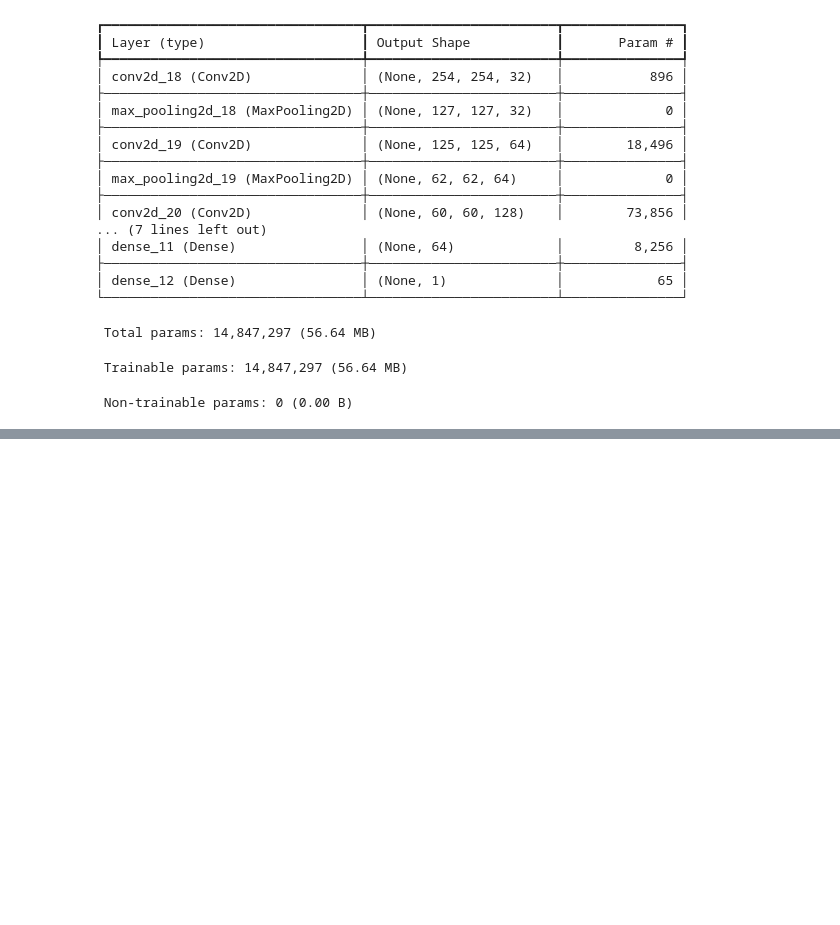
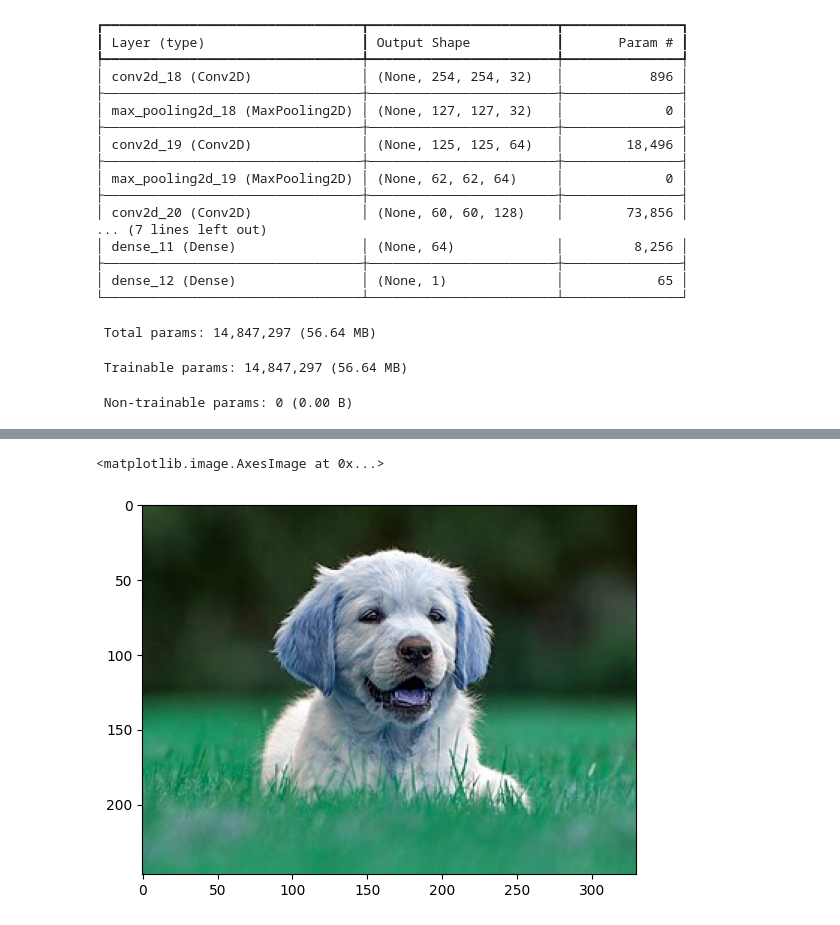
Before and after one commit to princeiiitk/Cat_Vs_Dog_classification, a Jupyter notebook: Cat_Vs_Dog_Classification.ipynb, the cells around one changed output, grey strips where cells are left out. Saved outputs shown, nothing was run; the diff lists cells and outputs as text; code cells hidden in the pictures; blank space fills up the shorter version.

```diff
--- a/Cat_Vs_Dog_Classification.ipynb
+++ b/Cat_Vs_Dog_Classification.ipynb
@@ -145,0 +232,5 @@ model.compile(optimizer='adam',)
+# %%
+plt.imshow(test_img)
+# %% [output]
+<matplotlib.image.AxesImage at 0x...>
+[figure, added]
```
Also changed, not shown: parts of 16 cells of this notebook.
